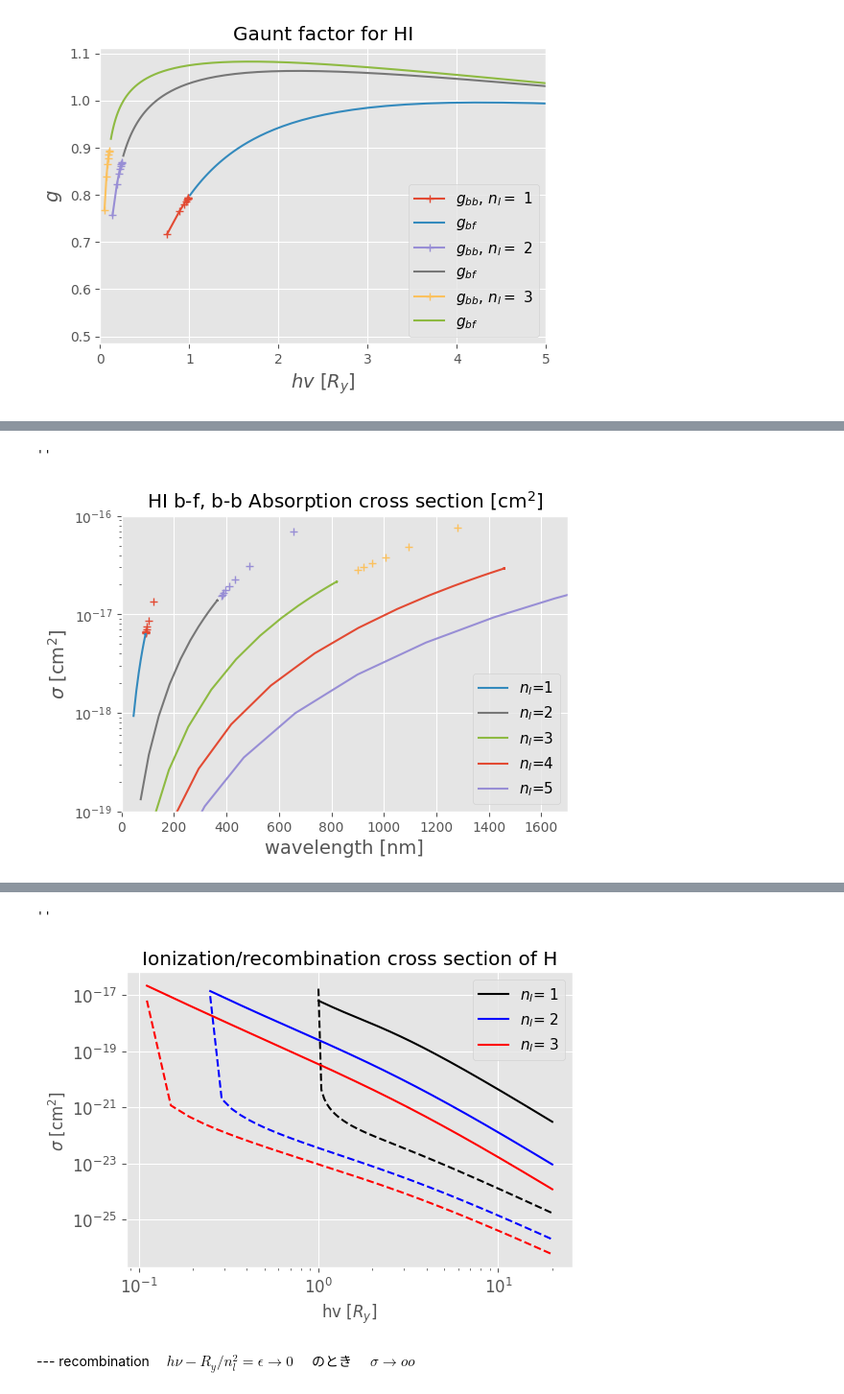
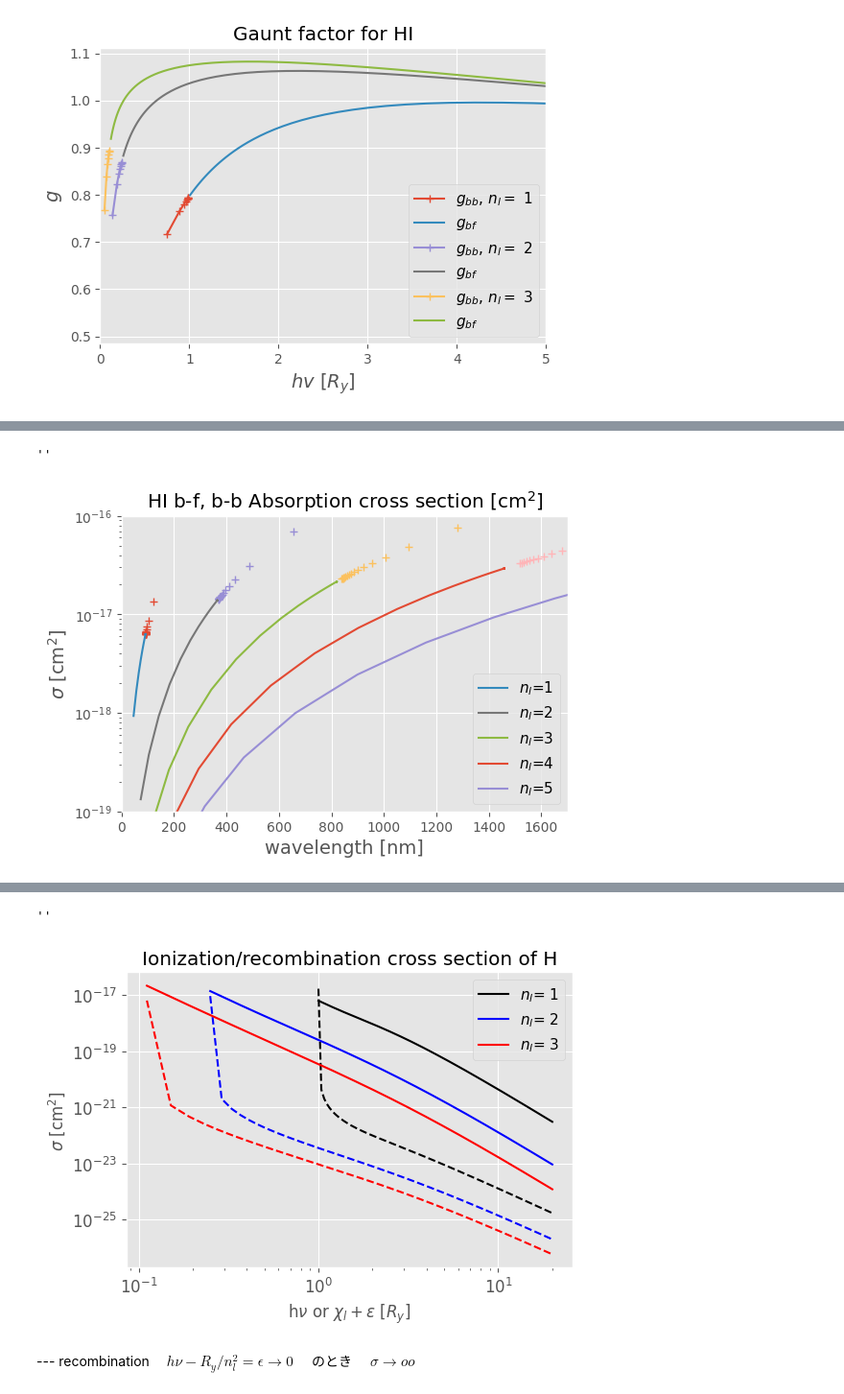
Before and after one commit to kouui/spectra-devcontainer, a Jupyter notebook: notebooks/hydrogen.ipynb, the cells around one changed output, grey strips where cells are left out. Shown at 96% size. Drawn from its saved outputs; the diff is of its cells as text; code cells hidden in the pictures.

```diff
--- a/notebooks/hydrogen.ipynb
+++ b/notebooks/hydrogen.ipynb
@@ -1039,8 +1040,8 @@ plt.show()
 # %%
 #  plot absorption cross section
 nls = [1,2,3,4,5]    #
-nmax = 10  ;
-kmax = 10  ;
+nmax = 20  ;
+kmax = 20  ;
 s0 = 2**6/3/np.sqrt(3) * np.pi**4 * Cst.me_ * Cst.e_**10 / Cst.c_ /Cst.h_**6
 
 fig = plt.figure(figsize=(6,4))
@@ -1058,9 +1059,8 @@ for nl in nls:
     ax.plot(wll,sbb,"+")
     ax.plot(wlc,sbf,"-",label=f"$n_l$={nl}")
 
-ax.set_yscale("log")
-ax.set_xlim(0,1700)
-ax.set_ylim(1e-19,1e-16)
+ax.set_yscale("log") ;  ax.set_ylim(1e-19,1e-16) ; ax.set_xlim(0,1700)
+#ax.set_ylim(0,1e-16) ;  ax.set_xscale("log") ;  ax.set_xlim(00,10000)
 ax.set_xlabel("wavelength [nm]",fontsize=14)
 ax.set_ylabel("$\sigma$ [cm$^2$]",fontsize=14)
 ax.set_title("HI b-f, b-b Absorption cross section [cm$^2$]".format(nl))
@@ -1068,7 +1068,7 @@ ax.legend(bbox_to_anchor=(1, 0),loc='lower right',fontsize=11,ncol=1)
 ;
 # %% [output]
 ''
-[figure, old version]
+[figure, new version]
 # %% [markdown]
 # Photoionization & Recombination cross section
 
@@ -1080,36 +1080,36 @@ from spectra import Constants as Cst
 Ry = Cst.E_Rydberg_
 a0 = Cst.a0_
 cols=['black','blue','red','green','orange','purple','gray']
 
 cnst0 = Cst.alp_*np.pi*2**6/3/np.sqrt(3)
 cnsti = 2**6*np.pi**4/3/np.sqrt(3) *Cst.me_*Cst.e_**10/Cst.c_/Cst.h_**3
 cnstr = 2**5*np.pi**2/3/np.sqrt(3) *Cst.e_**6/Cst.me_/Cst.c_**2/Cst.h_
 nls = [1,2,3]
 
 fig = plt.figure(figsize=(6,4))
 ax = fig.add_subplot(1,1,1 )
 for nl in nls:
     hvmin = 1./nl**2 + 0.00001
     hvr = np.linspace(hvmin, 20, 500)   #  hv in unit oh Ry
     k = 1/(hvr - 1/nl**2)
     #sle = cnsti /nl**5 /(hvr*Ry)**3 *gbf(nl,k)
     sle = cnst0 *(nl**2*a0)**2 /nl**3 * (1/nl**2 /hvr)**3 *gbf(nl,k)
     eps = hvr - 1/nl**2
     sel = cnst0 *Ry/Cst.me_/Cst.c_**2 *(nl**2*a0)**2 /nl**3 / (eps*nl**2 *(1+eps*nl**2)) *gbf(nl,k)
     ax.plot(hvr, sle, color=cols[nl-1], label="$n_l$={0:2d}".format(nl))
     ax.plot(hvr, sel, "--", color=cols[nl-1]) #,label="$n_l$={0:2d}".format(nl))
 
 ax.set_xscale("log")
 ax.set_yscale("log")
-ax.set_xlabel("hv [$R_y$]",fontsize=12)
-ax.set_ylabel("$\sigma$ [cm$^2$]",fontsize=12)
+ax.set_xlabel("h$\\nu$ or $\\chi_l +\\epsilon$ [$R_y$]",fontsize=12)
+ax.set_ylabel("$\\sigma$ [cm$^2$]",fontsize=12)
 plt.tick_params(labelsize=12)
 ax.set_title("Ionization/recombination cross section of H")
 ax.legend(bbox_to_anchor=(1, 1),loc='upper right',fontsize=11,ncol=1)
 ;
 # %% [output]
 ''
-[figure, old version]
+[figure, new version]
 # %% [markdown]
 --- recombination        　$h\nu - R_y/n_l^2 = \epsilon \rightarrow 0 \quad$  のとき $ \quad\sigma \rightarrow oo$
 # %% [markdown]
```
Also changed, not shown: parts of 4 cells of this notebook.
